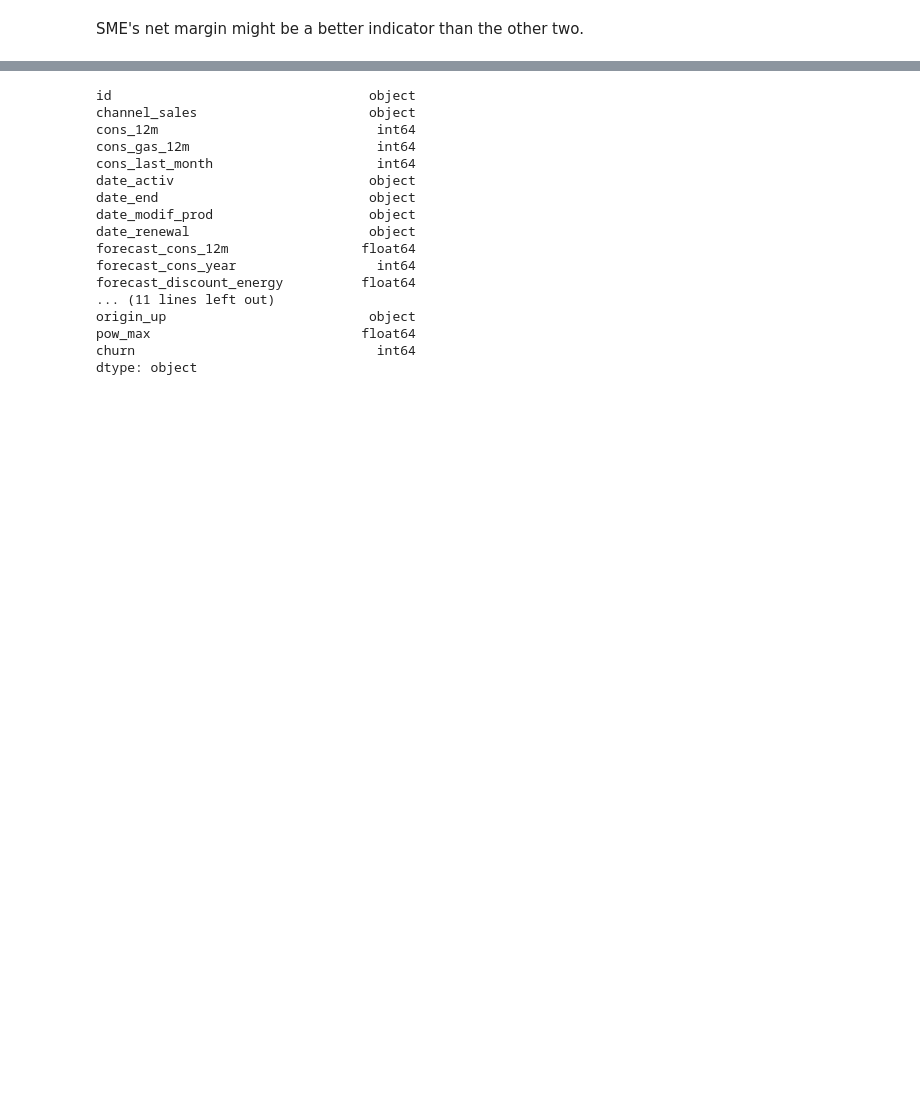
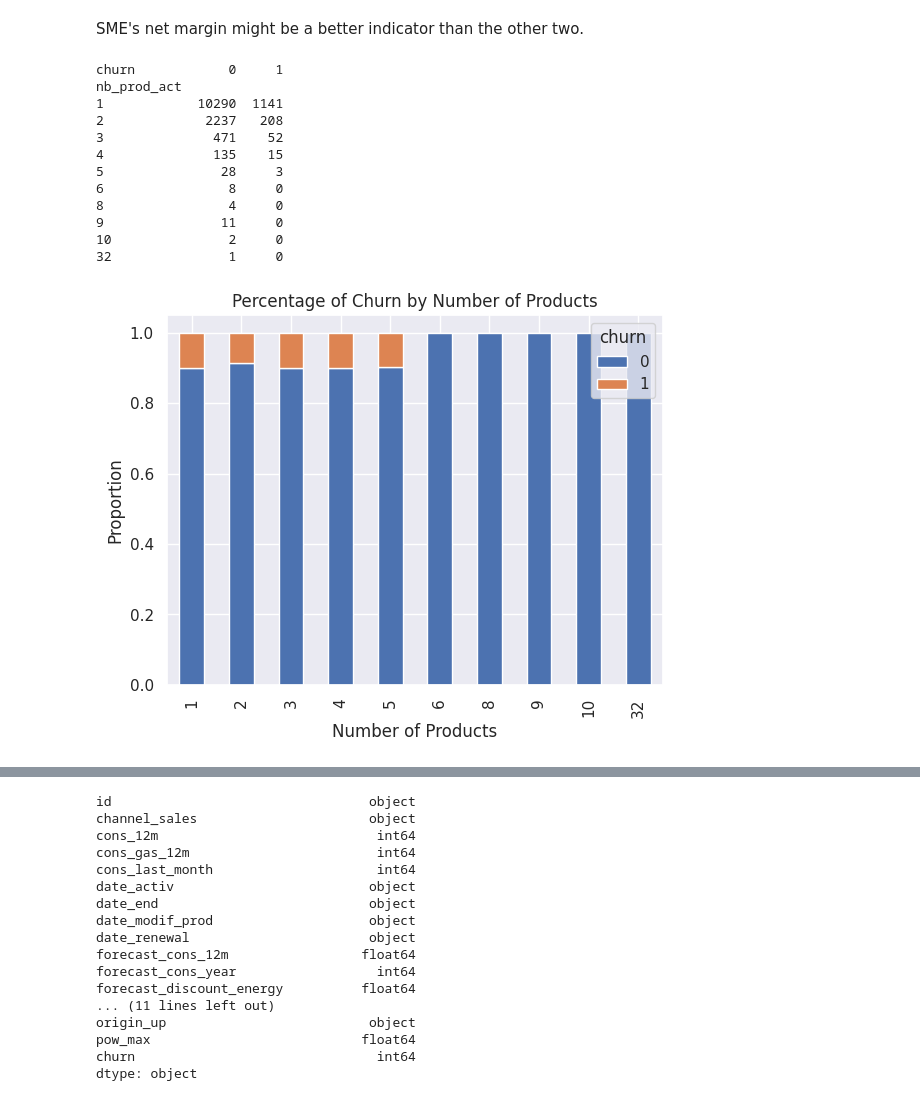
Before and after one commit to mnijadi/energy-company-customer-churn, a Jupyter notebook: notebooks/eda.ipynb, the cells around one changed output, grey strips where cells are left out. Saved outputs shown, nothing was run; the diff lists cells and outputs as text; code cells hidden in the pictures; blank space fills up the shorter version.

```diff
--- a/notebooks/eda.ipynb
+++ b/notebooks/eda.ipynb
@@ -458,3 +458,21 @@ plt.show()
 [figure]
 # %% [markdown]
 SME's net margin might be a better indicator than the other two.
+# %%
+contingency_plot(client_df, 'nb_prod_act', 'churn', 'Percentage of Churn by Number of Products', 'Number of Products', ax=None)
+plt.savefig('../figures/churn_by_number_of_products.png')
+plt.show()
+# %% [output]
+churn            0     1
+nb_prod_act
+1            10290  1141
+2             2237   208
+3              471    52
+4              135    15
+5               28     3
+6                8     0
+8                4     0
+9               11     0
+10               2     0
+32               1     0
+[figure, added]
```
Also changed, not shown: parts of 7 cells of this notebook, 3 other files.
